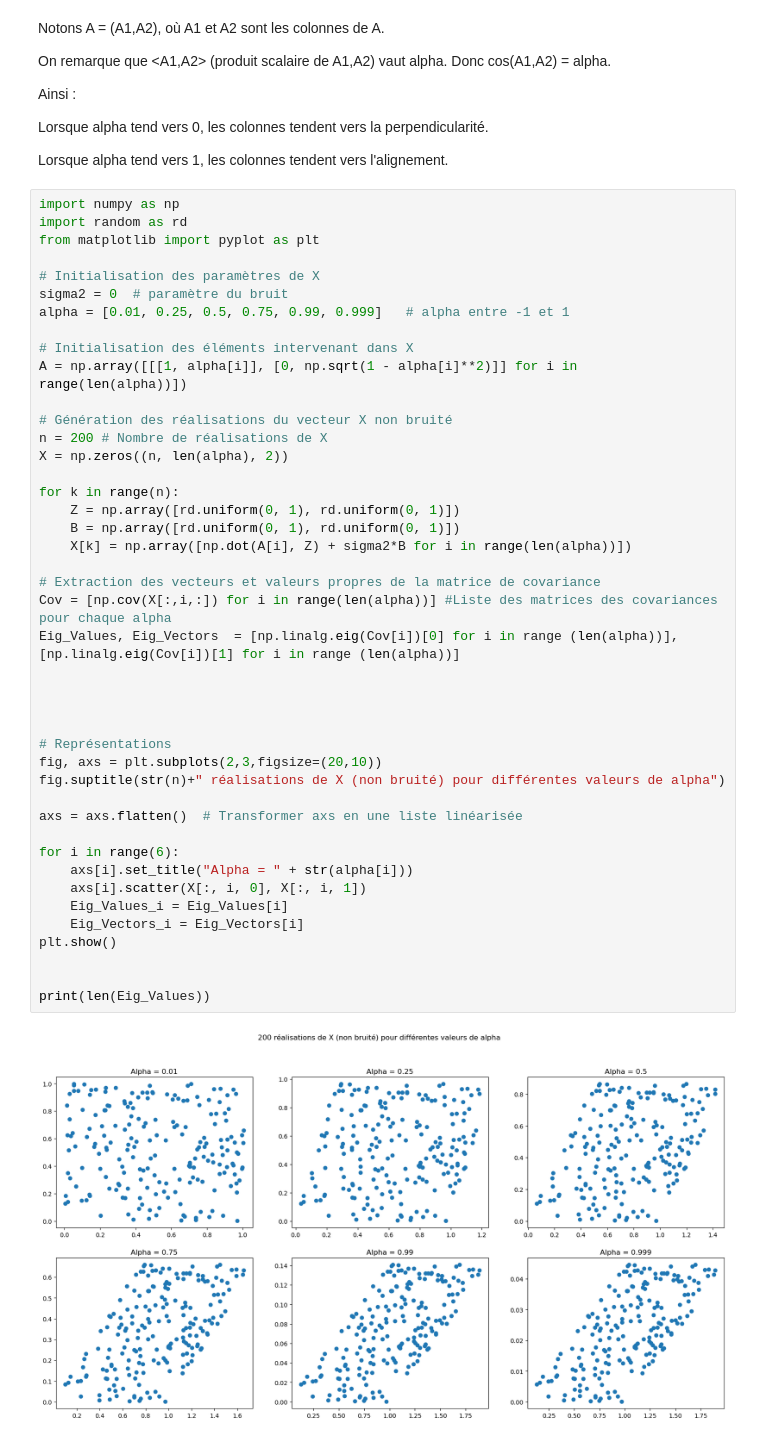
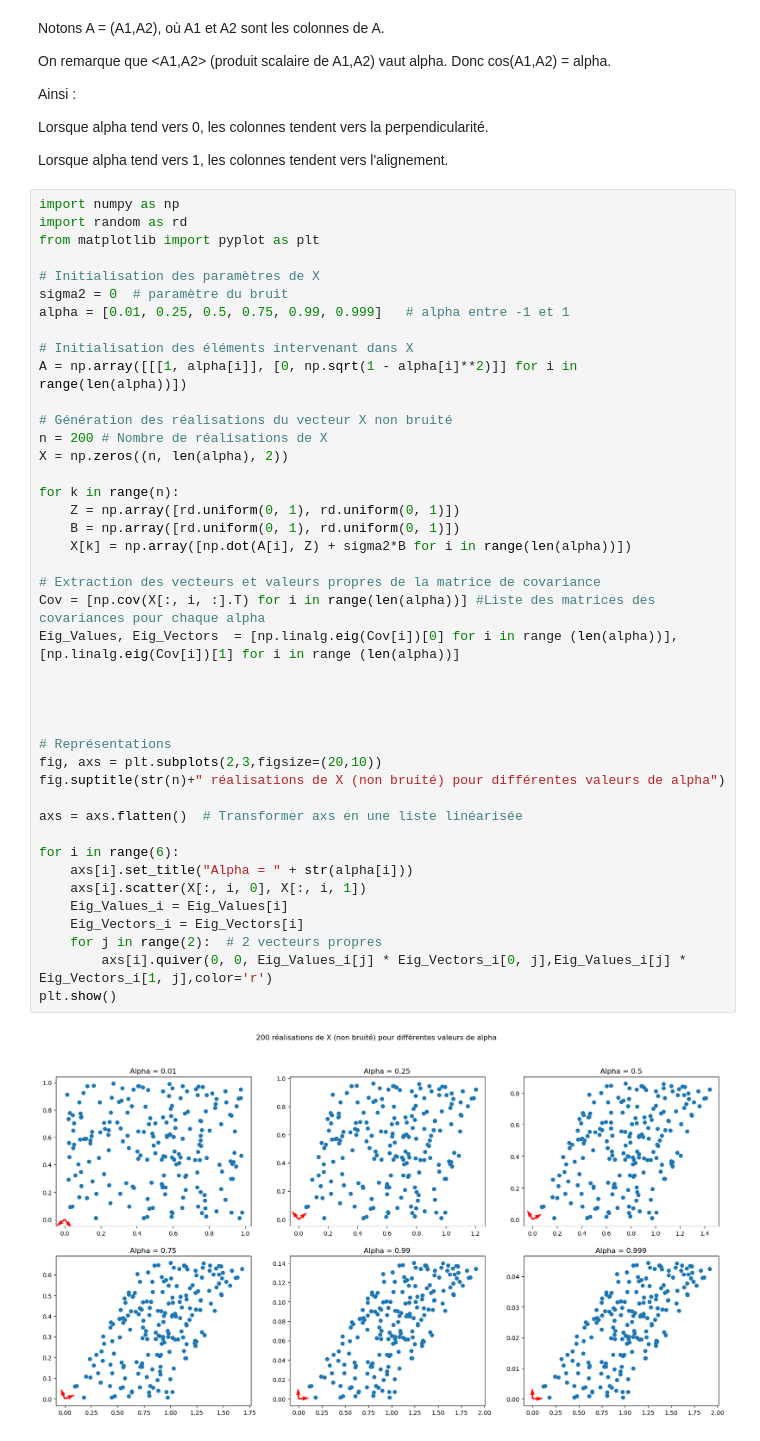
Before and after one commit to 0Pedrh0/BE_Analyse_Multivariee, a Jupyter notebook: Exercice_3.ipynb, the cells around one changed output. Saved outputs shown, nothing was run; the diff lists cells and outputs as text.

```diff
--- a/Exercice_3.ipynb
+++ b/Exercice_3.ipynb
@@ -24,35 +24,34 @@ alpha = [0.01, 0.25, 0.5, 0.75, 0.99, 0.999]   # alpha entre -1 et 1
 A = np.array([[[1, alpha[i]], [0, np.sqrt(1 - alpha[i]**2)]] for i in range(len(alpha))])
 
 # Génération des réalisations du vecteur X non bruité
 n = 200 # Nombre de réalisations de X
 X = np.zeros((n, len(alpha), 2))
 
 for k in range(n):
     Z = np.array([rd.uniform(0, 1), rd.uniform(0, 1)])
     B = np.array([rd.uniform(0, 1), rd.uniform(0, 1)])
     X[k] = np.array([np.dot(A[i], Z) + sigma2*B for i in range(len(alpha))])
 
 # Extraction des vecteurs et valeurs propres de la matrice de covariance
-Cov = [np.cov(X[:,i,:]) for i in range(len(alpha))] #Liste des matrices des covariances pour chaque alpha
+Cov = [np.cov(X[:, i, :].T) for i in range(len(alpha))] #Liste des matrices des covariances pour chaque alpha
 Eig_Values, Eig_Vectors  = [np.linalg.eig(Cov[i])[0] for i in range (len(alpha))],[np.linalg.eig(Cov[i])[1] for i in range (len(alpha))]
 
 
 
 
 # Représentations
 fig, axs = plt.subplots(2,3,figsize=(20,10))
 fig.suptitle(str(n)+" réalisations de X (non bruité) pour différentes valeurs de alpha")
 
 axs = axs.flatten()  # Transformer axs en une liste linéarisée
 
 for i in range(6):
     axs[i].set_title("Alpha = " + str(alpha[i]))
     axs[i].scatter(X[:, i, 0], X[:, i, 1])
     Eig_Values_i = Eig_Values[i]
     Eig_Vectors_i = Eig_Vectors[i]
+    for j in range(2):  # 2 vecteurs propres
+        axs[i].quiver(0, 0, Eig_Values_i[j] * Eig_Vectors_i[0, j],Eig_Values_i[j] * Eig_Vectors_i[1, j],color='r')
 plt.show()
-
-
-print(len(Eig_Values))
 # %% [output]
-[figure, old version]
+[figure, new version]
```
Also changed, not shown: parts of 3 cells of this notebook.
